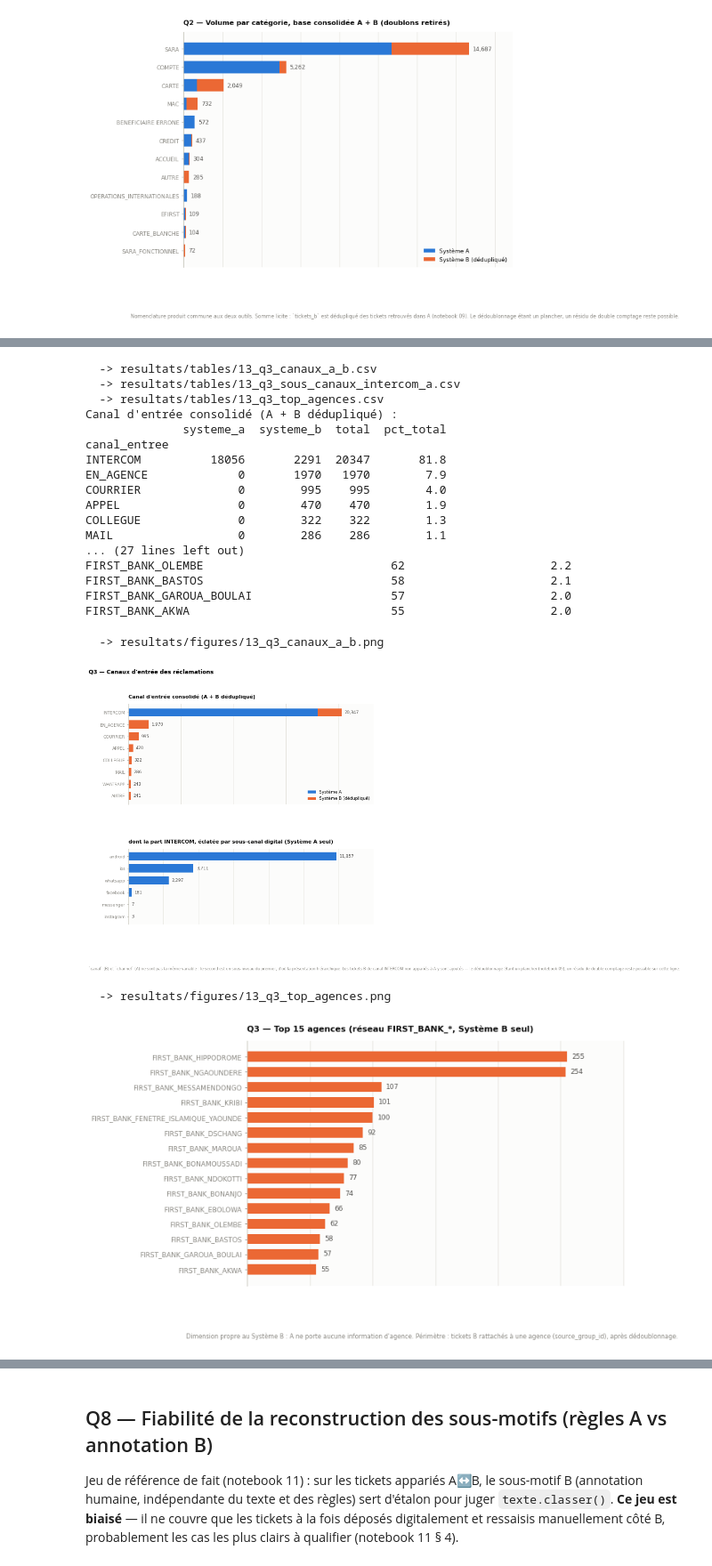
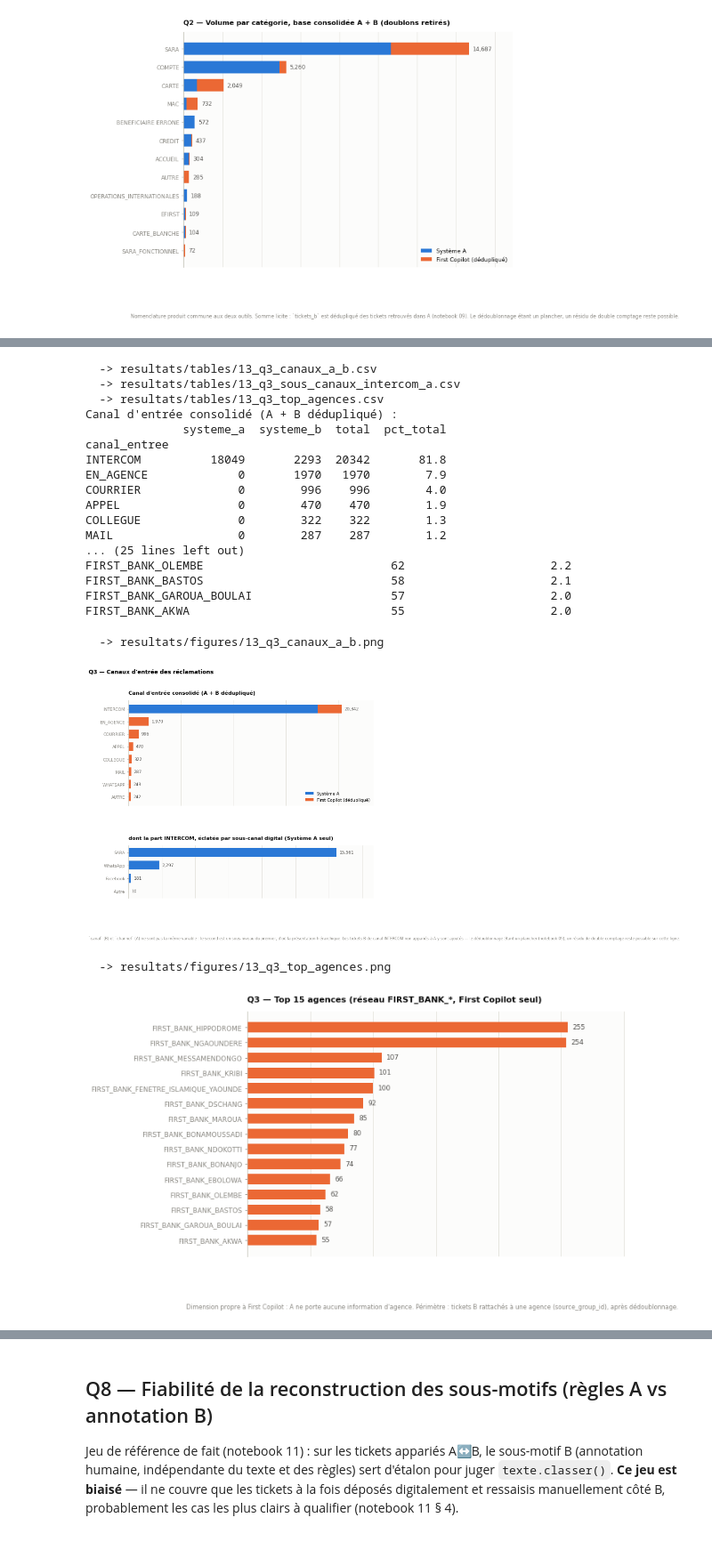
Before and after one commit to GAUSS-TPAC/Sentiment-Analysis---Banking-Text-Mining, a Jupyter notebook: niv/notebooks/13_reponses_questions_direction.ipynb, the cells around one changed output, grey strips where cells are left out. Shown at 89% size. Saved outputs shown, nothing was run; the diff lists cells and outputs as text; code cells hidden in the pictures.

```diff
--- a/niv/notebooks/13_reponses_questions_direction.ipynb
+++ b/niv/notebooks/13_reponses_questions_direction.ipynb
@@ -295,5 +308,8 @@ construction, jamais apporter, et elle reste donc présentée seule.
 # %%
-canal_a = tickets_a["channel"].value_counts()          # sous-canaux digitaux Intercom
+# Sous-canaux digitaux Intercom, regroupés en 3 canaux lisibles pour un lecteur
+# métier -- android/ios sont deux OS de la même appli SARA, pas deux canaux
+# distincts (config.REGROUPEMENT_CANAL_DIGITAL, chargement.regrouper_canal_digital).
+canal_a = chargement.regrouper_canal_digital(tickets_a["channel"]).value_counts()
 canal_b = tickets_b["canal"].value_counts()            # canal d'entrée, B dédupliqué
 
 # Niveau 1 -- canal d'entrée consolidé. Les tickets de A sont tous, par
@@ -337,13 +353,13 @@ print(agences.to_string())
 Canal d'entrée consolidé (A + B dédupliqué) :
               systeme_a  systeme_b  total  pct_total
 canal_entree
-INTERCOM          18056       2291  20347       81.8
+INTERCOM          18049       2293  20342       81.8
 EN_AGENCE             0       1970   1970        7.9
-COURRIER              0        995    995        4.0
+COURRIER              0        996    996        4.0
 APPEL                 0        470    470        1.9
 COLLEGUE              0        322    322        1.3
-MAIL                  0        286    286        1.1
-... (27 lines left out)
+MAIL                  0        287    287        1.2
+... (25 lines left out)
 FIRST_BANK_OLEMBE                           62                     2.2
 FIRST_BANK_BASTOS                           58                     2.1
 FIRST_BANK_GAROUA_BOULAI                    57                     2.0
@@ -361,7 +377,7 @@ ordre = canaux_consolide.iloc[::-1]
 y = range(len(ordre))
 ax_h.barh(list(y), ordre["systeme_a"], height=0.68, color=viz.SERIES[0], label="Système A")
 ax_h.barh(list(y), ordre["systeme_b"], height=0.68, left=ordre["systeme_a"],
-          color=viz.SERIES[1], label="Système B (dédupliqué)")
+          color=viz.SERIES[1], label="First Copilot (dédupliqué)")
 for i, (_, ligne) in enumerate(ordre.iterrows()):
     ax_h.text(ligne["total"] + ordre["total"].max() * 0.012, i, f"{int(ligne['total']):,}",
               va="center", fontsize=9, color=viz.ENCRE["secondaire"])
@@ -370,36 +386,36 @@ ax_h.set_yticklabels(ordre.index, fontsize=9)
 ax_h.set_xlim(0, ordre["total"].max() * 1.15)
 ax_h.tick_params(axis="x", labelbottom=False, length=0)
 ax_h.spines["bottom"].set_visible(False)
 ax_h.grid(axis="y", visible=False)
 ax_h.set_title("Canal d'entrée consolidé (A + B dédupliqué)")
 ax_h.legend(frameon=False, fontsize=9, loc="lower right")
 
 viz.barres_horizontales(
     detail_intercom["effectif"],
     "dont la part INTERCOM, éclatée par sous-canal digital (Système A seul)",
     ax=ax_d, couleur=viz.SERIES[0],
 )
 fig.suptitle("Q3 — Canaux d'entrée des réclamations", fontsize=12, fontweight="bold",
              x=0.0, ha="left", y=1.0)
 viz.annoter_source(
     fig,
     "`canal` (B) et `channel` (A) ne sont pas la même variable : le second est un sous-niveau du premier, d'où la "
     "présentation hiérarchique. Les tickets B de canal INTERCOM non appariés à A y sont ajoutés — le dédoublonnage "
     "étant un plancher (notebook 09), un résidu de double comptage reste possible sur cette ligne.",
 )
 viz.sauver(fig, "13_q3_canaux_a_b")
 plt.show()
 
 fig, ax = plt.subplots(figsize=(9, max(3.6, 0.4 * len(agences))))
-viz.barres_horizontales(agences["effectif"], "Q3 — Top 15 agences (réseau FIRST_BANK_*, Système B seul)",
+viz.barres_horizontales(agences["effectif"], "Q3 — Top 15 agences (réseau FIRST_BANK_*, First Copilot seul)",
                         ax=ax, couleur=viz.SERIES[1])
-viz.annoter_source(fig, "Dimension propre au Système B : A ne porte aucune information d'agence. "
+viz.annoter_source(fig, "Dimension propre à First Copilot : A ne porte aucune information d'agence. "
                         "Périmètre : tickets B rattachés à une agence (source_group_id), après dédoublonnage.")
 viz.sauver(fig, "13_q3_top_agences")
 plt.show()
 # %% [output]
   -> resultats/figures/13_q3_canaux_a_b.png
-[figure, old version]
+[figure, new version]
   -> resultats/figures/13_q3_top_agences.png
 [figure]
 # %% [markdown]
```
Also changed, not shown: parts of 27 cells of this notebook, 55 other files.
